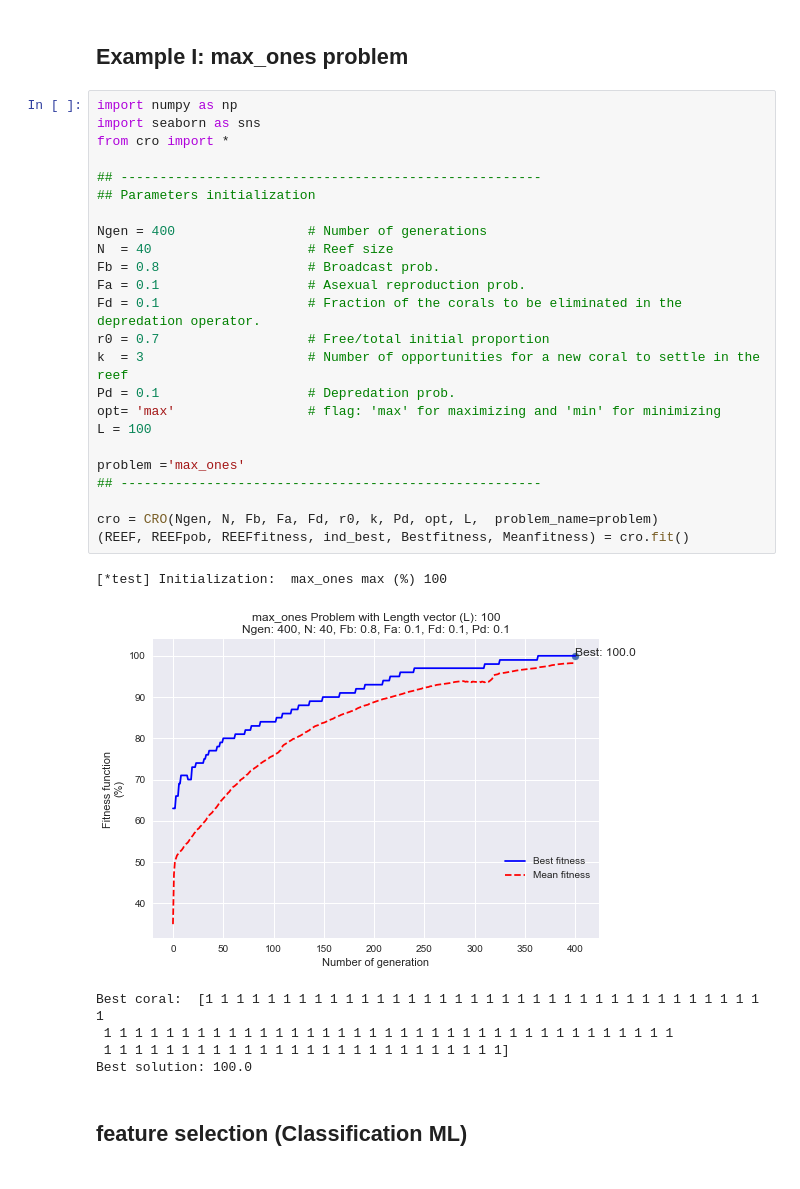
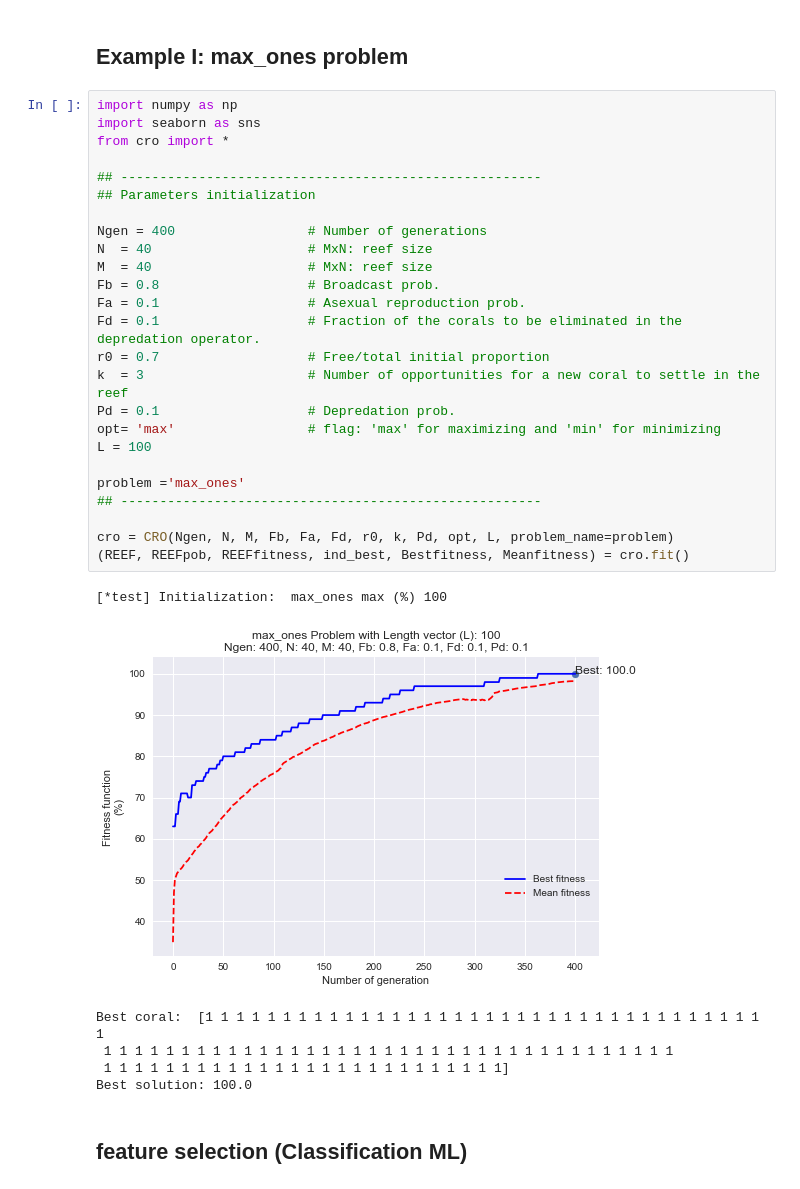
Before and after one commit to VictorPelaez/coral-reef-optimization-algorithm, a Jupyter notebook: cro/test_cro.ipynb, the cells around one changed output. Drawn from its saved outputs; the diff is of its cells as text.

Commit message:
[UPDATE] N*M as reef-size [UPDATE] readme python as code format

```diff
--- a/cro/test_cro.ipynb
+++ b/cro/test_cro.ipynb
@@ -5,30 +5,31 @@
 # %%
 import numpy as np
 import seaborn as sns
 from cro import *
 
 ## ------------------------------------------------------
 ## Parameters initialization
 
 Ngen = 400                 # Number of generations
-N  = 40                    # Reef size
+N  = 40                    # MxN: reef size
+M  = 40                    # MxN: reef size
 Fb = 0.8                   # Broadcast prob.
 Fa = 0.1                   # Asexual reproduction prob.
 Fd = 0.1                   # Fraction of the corals to be eliminated in the depredation operator.
 r0 = 0.7                   # Free/total initial proportion
 k  = 3                     # Number of opportunities for a new coral to settle in the reef
 Pd = 0.1                   # Depredation prob.
 opt= 'max'                 # flag: 'max' for maximizing and 'min' for minimizing
 L = 100
 
 problem ='max_ones'
 ## ------------------------------------------------------
 
-cro = CRO(Ngen, N, Fb, Fa, Fd, r0, k, Pd, opt, L,  problem_name=problem)
+cro = CRO(Ngen, N, M, Fb, Fa, Fd, r0, k, Pd, opt, L, problem_name=problem)
 (REEF, REEFpob, REEFfitness, ind_best, Bestfitness, Meanfitness) = cro.fit()
 # %% [output]
 [*test] Initialization:  max_ones max (%) 100
-[figure, old version]
+[figure, new version]
 Best coral:  [1 1 1 1 1 1 1 1 1 1 1 1 1 1 1 1 1 1 1 1 1 1 1 1 1 1 1 1 1 1 1 1 1 1 1 1 1
  1 1 1 1 1 1 1 1 1 1 1 1 1 1 1 1 1 1 1 1 1 1 1 1 1 1 1 1 1 1 1 1 1 1 1 1 1
  1 1 1 1 1 1 1 1 1 1 1 1 1 1 1 1 1 1 1 1 1 1 1 1 1 1]
```
Also changed, not shown: parts of 1 cell of this notebook, 2 other files.
